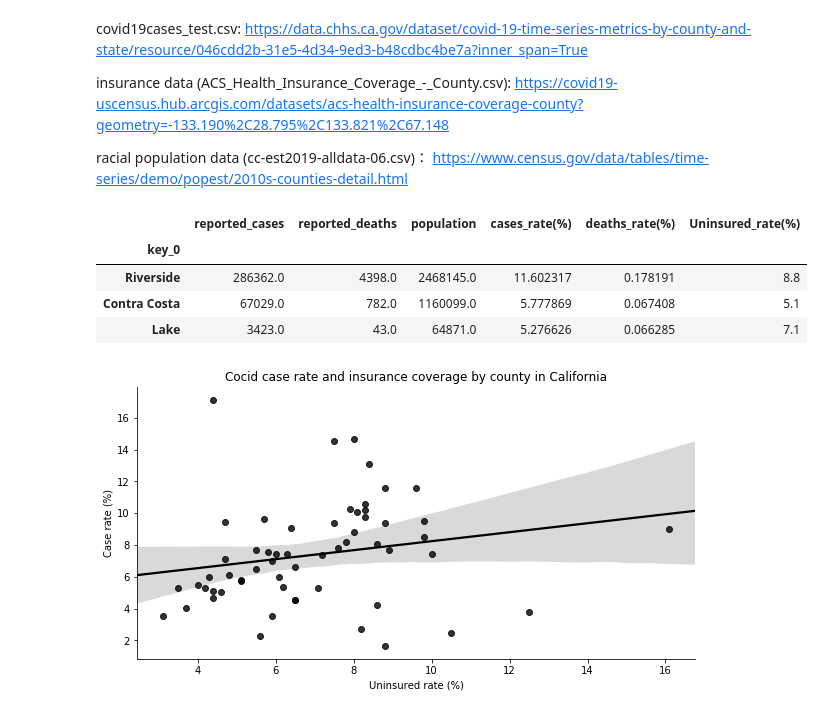
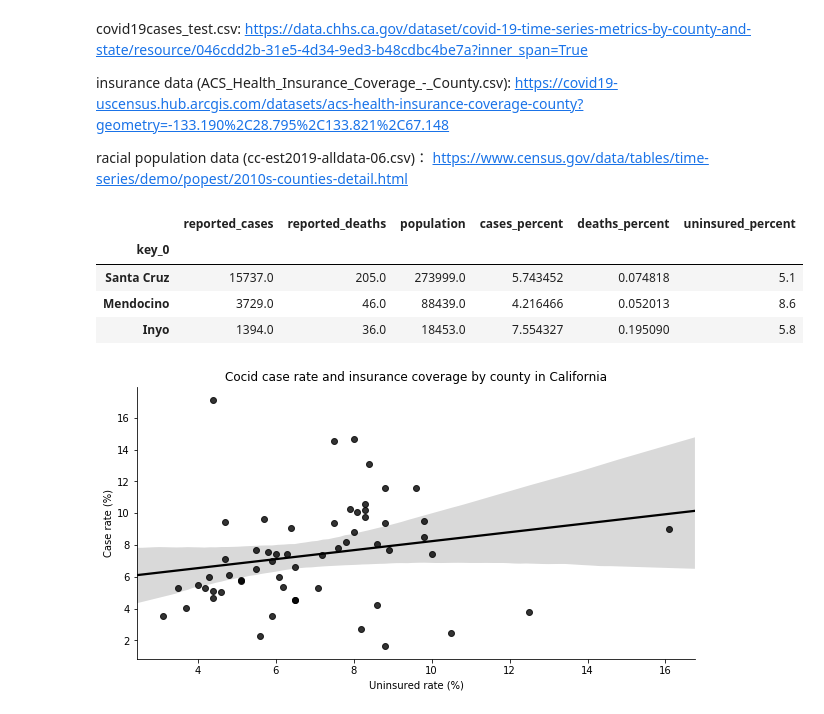
Before and after one commit to hhuang364/Econ-570Project, a Jupyter notebook: tentative code and csv/project.ipynb, the cells around one changed output. Drawn from its saved outputs; the diff is of its cells as text; code cells hidden in the pictures.

```diff
--- a/tentative code and csv/project.ipynb
+++ b/tentative code and csv/project.ipynb
@@ -16,35 +17,35 @@ import datetime as dt
 # %%
 ca_data = pd.read_csv('data_files/covid19cases_test.csv')
-ca_data = ca_data[ca_data['area_type']=='County']
+ca_data = ca_data[ca_data['area_type']=='County']          # Keep only county level data
 ca_data.rename(columns={'area':'county'},inplace=True)
 ca_data.drop('area_type',axis=1,inplace=True)
-ca_cumulative = ca_data[['reported_cases','reported_deaths','county']].groupby('county').sum()
-ca_cumulative['population'] = ca_data[['population','county']].groupby('county').max()
+ca_cumulative = ca_data[['reported_cases','reported_deaths','county']].groupby('county').sum()   # Get the total amount
+ca_cumulative['population'] = ca_data[['population','county']].groupby('county').max()       # Get the total population
 
-ca_cumulative['cases_rate(%)'] = ca_cumulative['reported_cases']/ca_cumulative['population']*100
-ca_cumulative['deaths_rate(%)'] = ca_cumulative['reported_deaths']/ca_cumulative['population']*100
+ca_cumulative['cases_percent'] = ca_cumulative['reported_cases']/ca_cumulative['population']*100
+ca_cumulative['deaths_percent'] = ca_cumulative['reported_deaths']/ca_cumulative['population']*100
 ca_cumulative.drop(['Out of state','Unknown'], axis=0, inplace=True)
 # %%
 ca_insu = pd.read_csv('data_files/ACS_Health_Insurance_Coverage_-_County.csv')
-ca_insu = ca_insu[ca_insu['State']=='California']
-ca_insu = ca_insu[['NAME','B27010_calc_pctNoInsE']]
-ca_insu.rename(columns={'NAME':'county','B27010_calc_pctNoInsE':'Uninsured_rate(%)'},inplace=True)
+ca_insu = ca_insu[ca_insu['State']=='California']        # Keep data only from counties in California
+ca_insu = ca_insu[['NAME','B27010_calc_pctNoInsE']]      # Keep county name column, and percent of uninsured at all
+ca_insu.rename(columns={'NAME':'county','B27010_calc_pctNoInsE':'uninsured_percent'},inplace=True)
 
-def get(name):
+def get(name):                                           # Method used to delete "county" from "*** county"
     return name[:-7]
 
-ca_insu['county'] = ca_insu['county'].map(get)
+ca_insu['county'] = ca_insu['county'].map(get)           # Delete "county" from "*** county" in 'county' column
 ca_insu.set_index('county',inplace=True)
 
-ca_cumulative = pd.merge(left=ca_cumulative, right=ca_insu, left_on=ca_cumulative.index, right_on=ca_insu.index)
-ca_cumulative.set_index('key_0',inplace=True)
+ca_cumulative = pd.merge(left=ca_cumulative, right=ca_insu, left_on=ca_cumulative.index, right_on=ca_insu.index) #merge
+ca_cumulative.set_index('key_0',inplace=True)            # Set the county name column ('ker_0' after merge) as index
 ca_cumulative.sample(3)
 # %% [output]
-|  | reported_cases | reported_deaths | population | cases_rate(%) | deaths_rate(%) | Uninsured_rate(%) |
+|  | reported_cases | reported_deaths | population | cases_percent | deaths_percent | uninsured_percent |
 | key_0 |  |  |  |  |  |  |
-| Riverside | 286362.0 | 4398.0 | 2468145.0 | 11.602317 | 0.178191 | 8.8 |
-| Contra Costa | 67029.0 | 782.0 | 1160099.0 | 5.777869 | 0.067408 | 5.1 |
-| Lake | 3423.0 | 43.0 | 64871.0 | 5.276626 | 0.066285 | 7.1 |
+| Santa Cruz | 15737.0 | 205.0 | 273999.0 | 5.743452 | 0.074818 | 5.1 |
+| Mendocino | 3729.0 | 46.0 | 88439.0 | 4.216466 | 0.052013 | 8.6 |
+| Inyo | 1394.0 | 36.0 | 18453.0 | 7.554327 | 0.195090 | 5.8 |
 # %%
 fig, ax = plt.subplots(figsize=(10,5))
 
```
Also changed, not shown: parts of 15 cells of this notebook.
